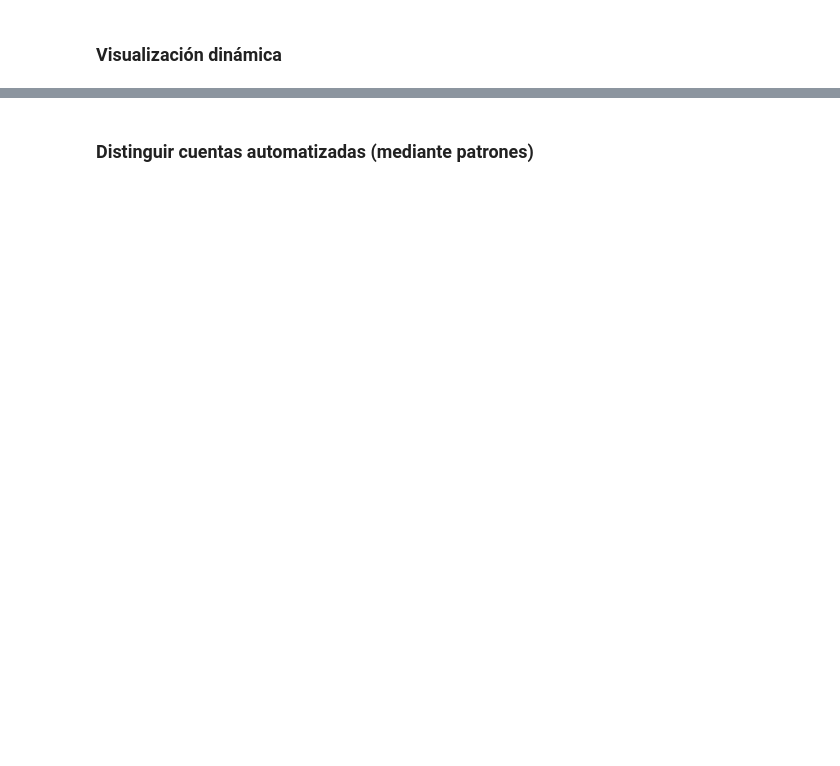
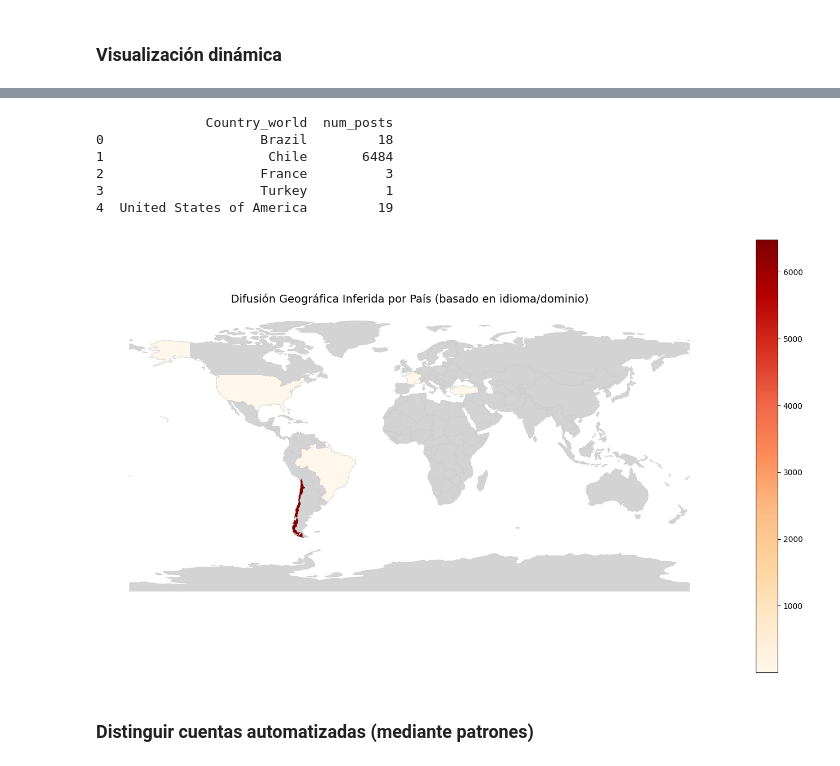
Before and after one commit to D4rkingPoint/Problema1_seminario, a Jupyter notebook: src/Analisis_desinformacion.ipynb, the cells around one changed output, grey strips where cells are left out. Cells and saved outputs as stored; diff of their text form; code cells hidden in the pictures; blank space fills up the shorter version.

```diff
--- a/src/Analisis_desinformacion.ipynb
+++ b/src/Analisis_desinformacion.ipynb
@@ -72,2 +588,59 @@ print(data1.duplicated().sum())
+# %%
+import pandas as pd
+import geopandas as gpd
+import matplotlib.pyplot as plt
+
+# df_geo viene de tu paso anterior:
+# df_geo['Country_inferred'] con valores como: Chile/LatAm, USA/UK, Brasil, Francia, Turquía
+
+# 1) Normalizar a los nombres del shapefile (Natural Earth, columna 'name' en inglés)
+name_map = {
+    'Chile/LatAm': 'Chile',                 # si quieres representar LatAm con Chile
+    'USA/UK': 'United States of America',   # usa USA (también podrías dividir a UK si quieres)
+    'Brasil': 'Brazil',
+    'Francia': 'France',
+    'Turquía': 'Turkey',
+    # agrega más equivalencias si aparecen
+}
+df_geo = df_geo.copy()
+df_geo['Country_world'] = df_geo['Country_inferred'].map(name_map)
+
+# 2) Agrupar (descarta nulos que no tengan mapeo)
+geo_counts = (df_geo
+              .dropna(subset=['Country_world'])
+              .groupby('Country_world')
+              .size()
+              .reset_index(name='num_posts'))
+
+print(geo_counts)
+
+# 3) Cargar mapa base y unir
+world = gpd.read_file(gpd.datasets.get_path('naturalearth_lowres'))
+world_merged = world.merge(geo_counts, how='left',
+                           left_on='name', right_on='Country_world')
+
+# 4) Plot
+fig, ax = plt.subplots(figsize=(14, 8))
+world_merged.plot(
+    column='num_posts',
+    cmap='OrRd',
+    linewidth=0.6,
+    ax=ax,
+    edgecolor='0.8',
+    legend=True,
+    missing_kwds={'color': 'lightgrey', 'label': 'Sin datos'}
+)
+plt.title("Difusión Geográfica Inferida por País (basado en idioma/dominio)", fontsize=14)
+plt.axis('off')
+plt.tight_layout()
+plt.show()
+# %% [output]
+              Country_world  num_posts
+0                    Brazil         18
+1                     Chile       6484
+2                    France          3
+3                    Turkey          1
+4  United States of America         19
+[figure, added]
 # %% [markdown]
 ### Distinguir cuentas automatizadas (mediante patrones)
```
Also changed, not shown: parts of 13 cells of this notebook, 6 other files.
